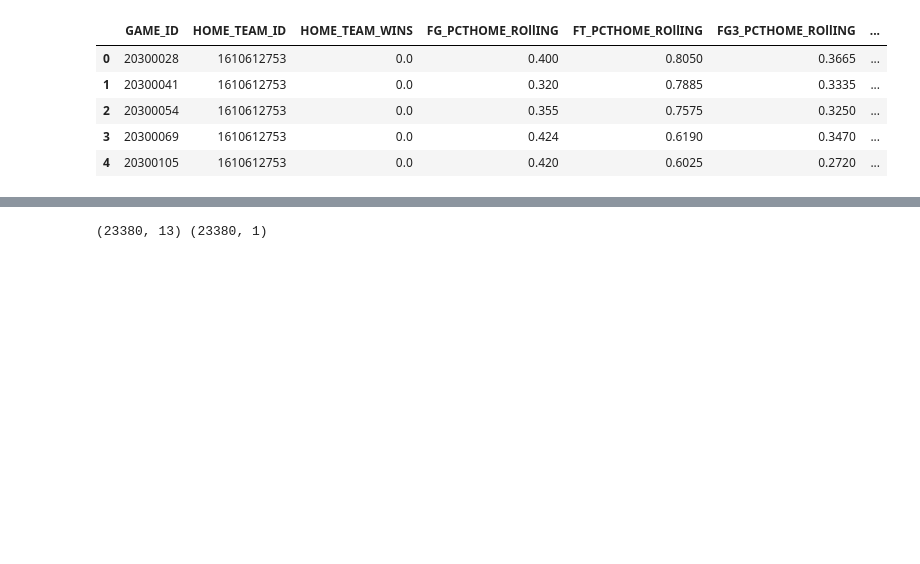
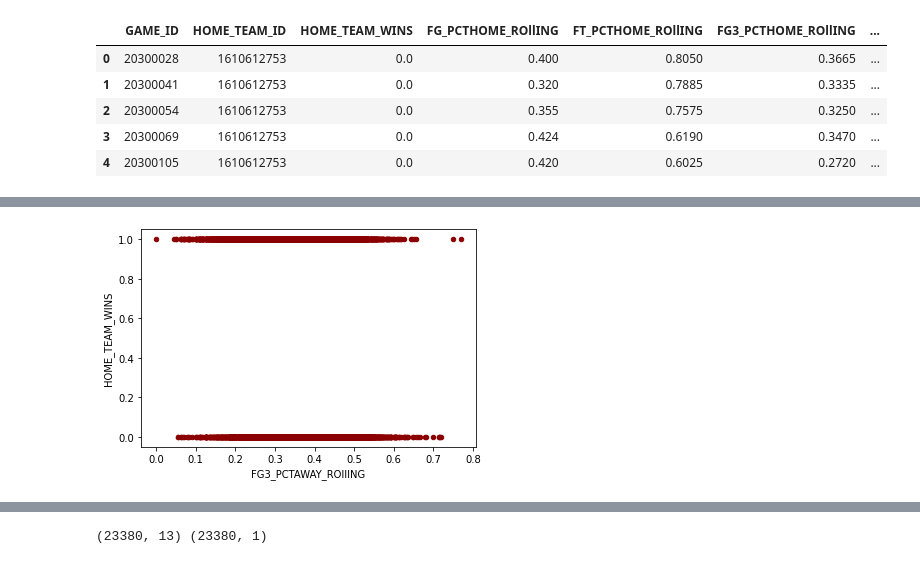
Before and after one commit to olivedisaster/final-project, a Jupyter notebook: rstest.ipynb, the cells around one changed output, grey strips where cells are left out. Cells and saved outputs as stored; diff of their text form; code cells hidden in the pictures; blank space fills up the shorter version.

```diff
--- a/rstest.ipynb
+++ b/rstest.ipynb
@@ -168,0 +283,6 @@ clean_data.head()
+# %%
+ax1 = clean_data.plot.scatter(x='FG3_PCTAWAY_ROllING',
+                      y='HOME_TEAM_WINS',
+                      c='DarkRed')
+# %% [output]
+[figure, added]
```
Also changed, not shown: parts of 21 cells of this notebook.
